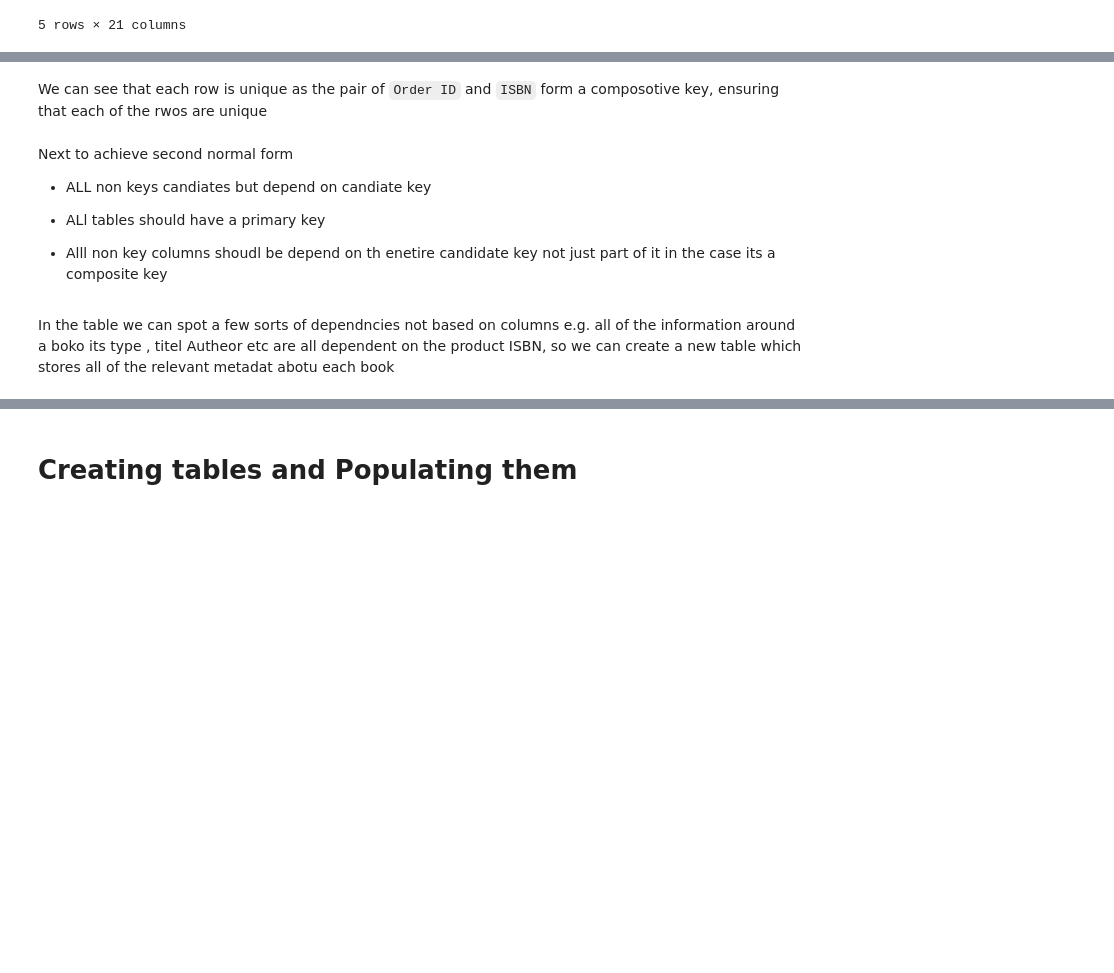
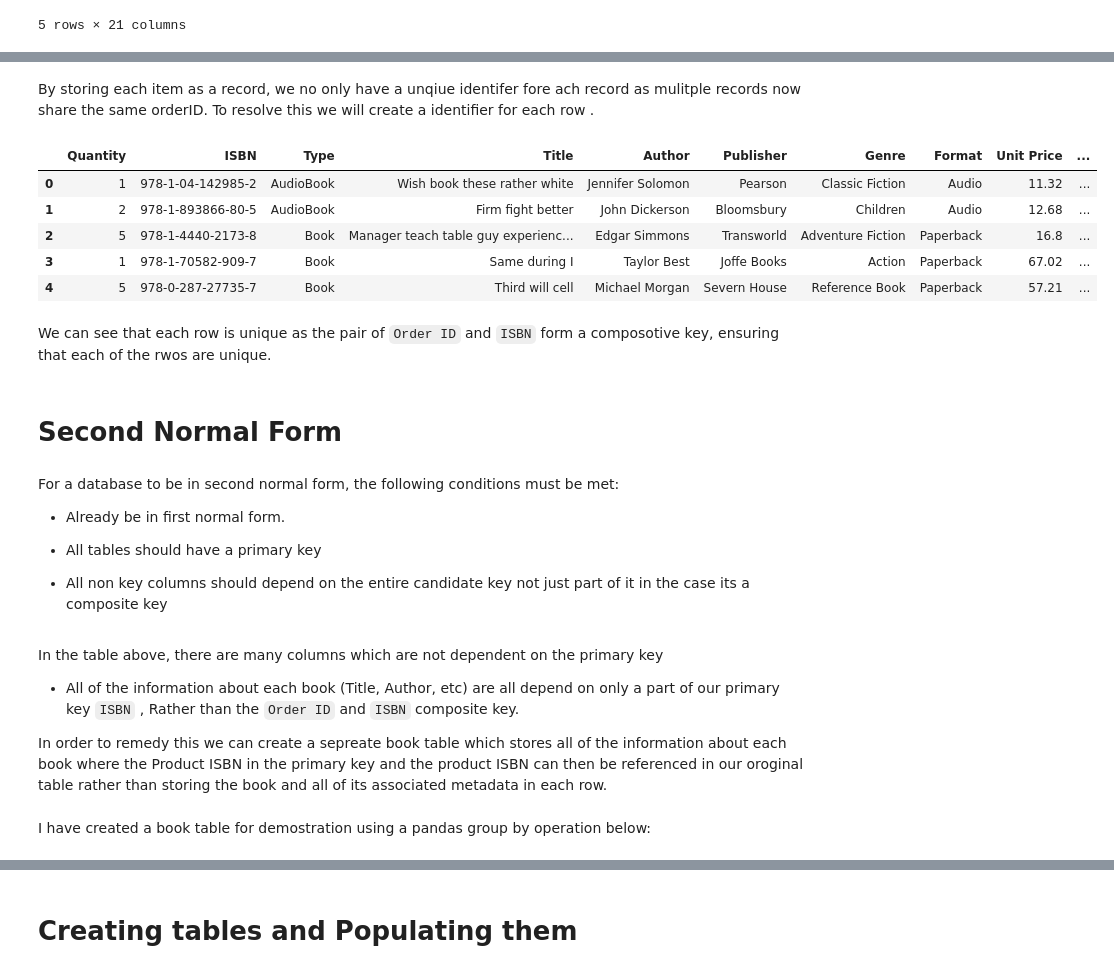
Before and after one commit to niv-en/assignments, a Jupyter notebook: databases/databases.ipynb, the cells around one changed output, grey strips where cells are left out. Cells and saved outputs as stored; diff of their text form; code cells hidden in the pictures; blank space fills up the shorter version.

Commit message:
normalisation updates

```diff
--- a/databases/databases.ipynb
+++ b/databases/databases.ipynb
@@ -145,15 +151,34 @@ Index(['Quantity', 'ISBN', 'Type', 'Title', 'Author', 'Publisher', 'Genre',
+# %% [markdown]
+By storing each item as a record, we no only have a unqiue identifer fore ach record as mulitple records now share the same orderID. To resolve this we will create a identifier for each row .
+# %%
+FirstNF.reset_index( drop = True  ).head()
+# %% [output]
+|  | Quantity | ISBN | Type | Title | Author | Publisher | Genre | Format | Unit Price | ... |
+| 0 | 1 | 978-1-04-142985-2 | AudioBook | Wish book these rather white | Jennifer Solomon | Pearson | Classic Fiction | Audio | 11.32 | ... |
+| 1 | 2 | 978-1-893866-80-5 | AudioBook | Firm fight better | John Dickerson | Bloomsbury | Children | Audio | 12.68 | ... |
+| 2 | 5 | 978-1-4440-2173-8 | Book | Manager teach table guy experienc... | Edgar Simmons | Transworld | Adventure Fiction | Paperback | 16.8 | ... |
+| 3 | 1 | 978-1-70582-909-7 | Book | Same during I | Taylor Best | Joffe Books | Action | Paperback | 67.02 | ... |
+| 4 | 5 | 978-0-287-27735-7 | Book | Third will cell | Michael Morgan | Severn House | Reference Book | Paperback | 57.21 | ... |
 # %% [markdown]
-We can see that each row is unique as the pair of `Order ID` and `ISBN` form a composotive key, ensuring that each of the rwos are unique
+We can see that each row is unique as the pair of `Order ID` and `ISBN` form a composotive key, ensuring that each of the rwos are unique.
+# %% [markdown]
+# Second Normal Form
 # %% [markdown]
-Next to achieve second normal form
+For a database to be in second normal form, the following conditions must be met:
 
-- ALL non keys candiates but depend on candiate key
+-  Already be in first normal form.
 
-- ALl tables should have a primary key
+- All tables should have a primary key
 
-- Alll non key columns shoudl be depend on th enetire candidate key not just part of it in the case its a composite key
+- All non key columns should depend on the entire candidate key not just part of it in the case its a composite key
 # %% [markdown]
-In the table we can spot a few sorts of dependncies not based on columns e.g. all of the information around a boko its type , titel Autheor etc are all dependent on the product ISBN, so we can create a new table which stores all of the relevant metadat abotu each book
+In the table above, there are many columns which are not dependent on the primary key
+
+- All of the information about each book (Title, Author, etc) are all depend on only a part of our primary key `ISBN` , Rather than the `Order ID` and `ISBN` composite key.
+
+In order to remedy this we can create a sepreate book table which stores all of the information about each book where the Product ISBN in the primary key and the product ISBN can then be referenced in our oroginal table rather than storing the book and all of its associated metadata in each row.
+# %% [markdown]
+I have created a book table for demostration using a pandas group by operation below:
 # %%
 product_table = FirstNF.groupby('ISBN')[['Type', 'Title', 'Author', 'Publisher', 'Genre', 'Format','Unit Price', 'Publication Date', 'Pages', 'Length', 'Narrator', 'Rating' ] ].first().reset_index()
 product_table.head()
```
Also changed, not shown: parts of 31 cells of this notebook.
